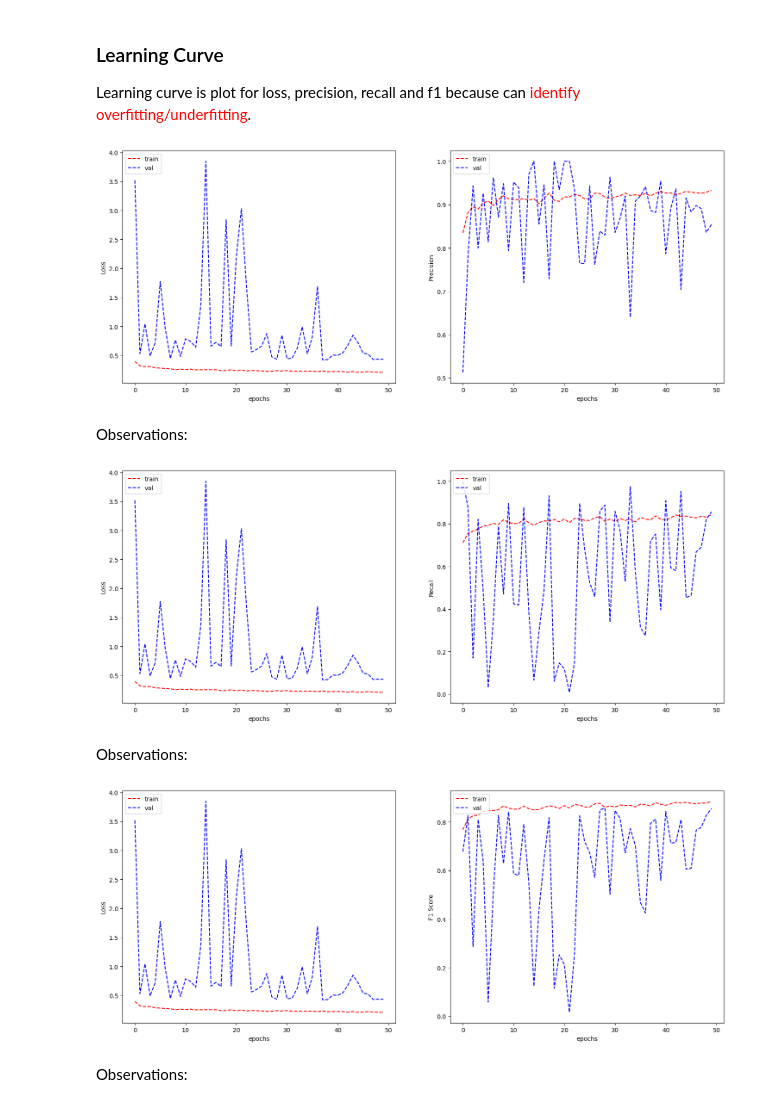
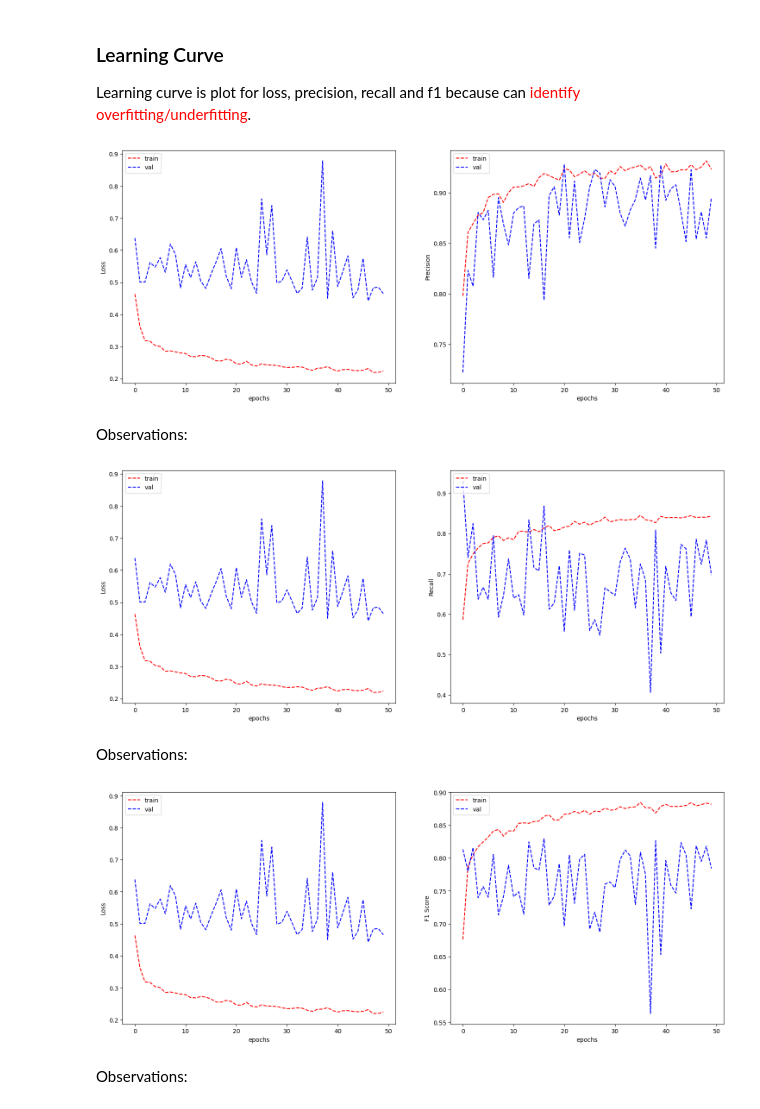
Before and after one commit to Strongsoon/machineLearning, a Jupyter notebook: s3955624_s3899816.ipynb, the cells around one changed output. Saved outputs shown, nothing was run; the diff lists cells and outputs as text; code cells hidden in the pictures.

Commit message:
refined code for advanced cnn, do analysis next time

```diff
--- a/s3955624_s3899816.ipynb
+++ b/s3955624_s3899816.ipynb
@@ -2863,7 +2865,7 @@ Data augmentation on image:
 The model is compiled and trained.
 # %%
 # compile model
-isCancerous_advanced_cnn_model.compile(optimizer='adam',
+isCancerous_advanced_cnn_model.compile(optimizer=tf.keras.optimizers.Adam(learning_rate=0.0001), # set learning rate to 0.0001
               loss=tf.keras.losses.BinaryCrossentropy(from_logits=True),
               metrics=[
                         tf.keras.metrics.Precision(name='precision'),
@@ -2918,7 +2920,7 @@ isCancerous_advanced_cnn_validation_generator = val_datagen.flow_from_dataframe(
         seed=42)
 
 # train neural network model
-history = isCancerous_advanced_cnn_model.fit(isCancerous_advanced_cnn_train_generator,
+isCancerous_advanced_cnn_history = isCancerous_advanced_cnn_model.fit(isCancerous_advanced_cnn_train_generator,
                                             validation_data = isCancerous_advanced_cnn_validation_generator,
                                             epochs=50,
                                             verbose=0)
@@ -3013,38 +3015,38 @@ def plot_learning_curve(train_loss, val_loss, train_metric, val_metric, metric_n
     plt.show()
 # %%
 plot_learning_curve(
-    history.history['loss'],
-    history.history['val_loss'],
-    history.history['precision'],
-    history.history['val_precision'],
+    isCancerous_advanced_cnn_history.history['loss'],
+    isCancerous_advanced_cnn_history.history['val_loss'],
+    isCancerous_advanced_cnn_history.history['precision'],
+    isCancerous_advanced_cnn_history.history['val_precision'],
     metric_name='Precision'
 )
 # %% [output]
-[figure, old version]
+[figure, new version]
 # %% [markdown]
 Observations:
 # %%
 plot_learning_curve(
-    history.history['loss'],
-    history.history['val_loss'],
-    history.history['recall'],
-    history.history['val_recall'],
+    isCancerous_advanced_cnn_history.history['loss'],
+    isCancerous_advanced_cnn_history.history['val_loss'],
+    isCancerous_advanced_cnn_history.history['recall'],
+    isCancerous_advanced_cnn_history.history['val_recall'],
     metric_name='Recall'
 )
 # %% [output]
-[figure, old version]
+[figure, new version]
 # %% [markdown]
 Observations:
 # %%
 plot_learning_curve(
-    history.history['loss'],
-    history.history['val_loss'],
-    history.history['f1_score'],
-    history.history['val_f1_score'],
+    isCancerous_advanced_cnn_history.history['loss'],
+    isCancerous_advanced_cnn_history.history['val_loss'],
+    isCancerous_advanced_cnn_history.history['f1_score'],
+    isCancerous_advanced_cnn_history.history['val_f1_score'],
     metric_name='F1 Score'
 )
 # %% [output]
-[figure, old version]
+[figure, new version]
 # %% [markdown]
 Observations:
 # %% [markdown]
```
Also changed, not shown: parts of 5 cells of this notebook.
